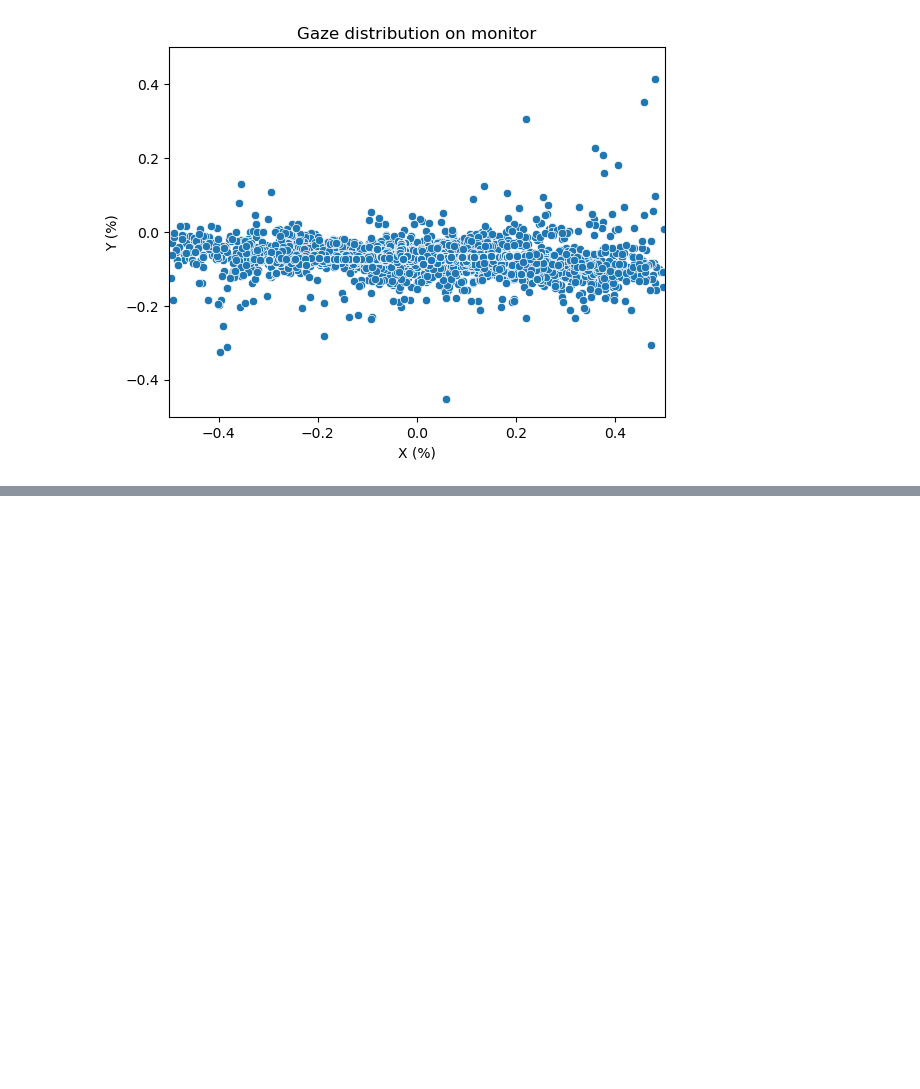
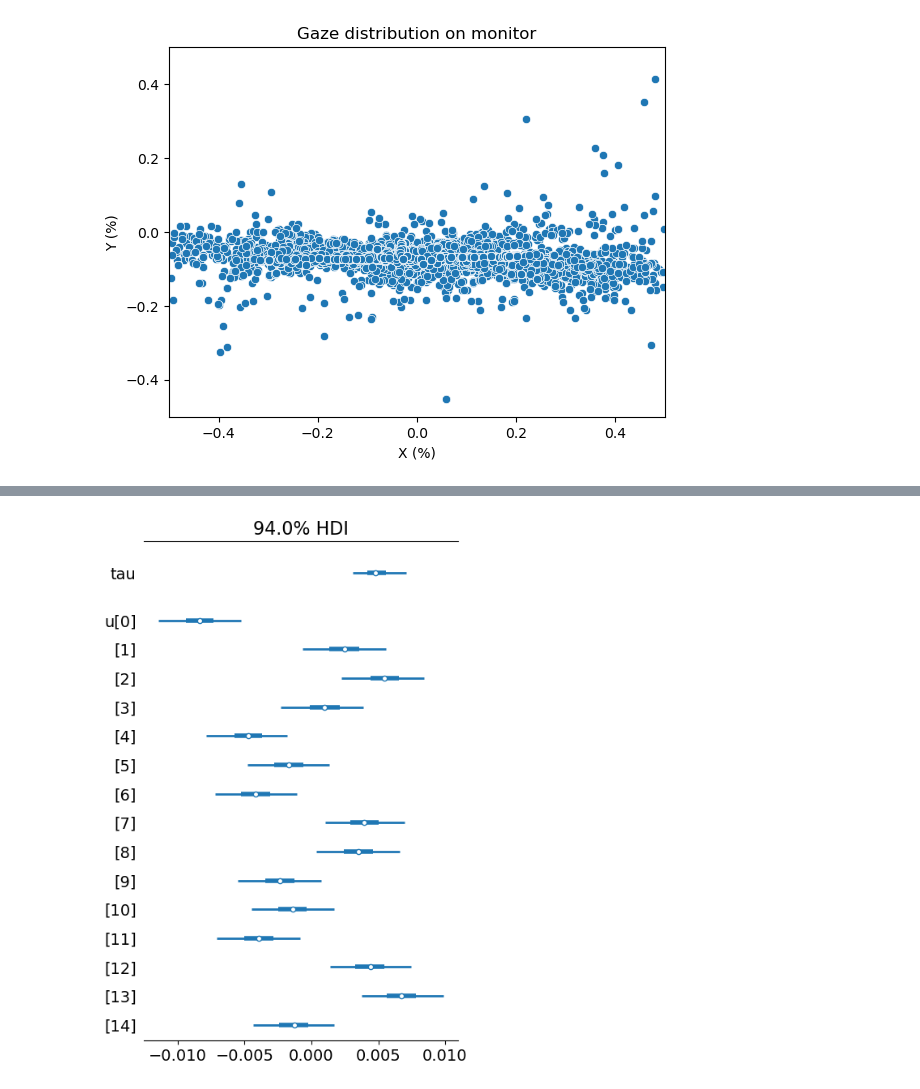
Before and after one commit to jerrymhuang/DreamDrone, a Jupyter notebook: FinalProject/gaze_stan.ipynb, the cells around one changed output, grey strips where cells are left out. Saved outputs shown, nothing was run; the diff lists cells and outputs as text; code cells hidden in the pictures; blank space fills up the shorter version.

```diff
--- a/FinalProject/gaze_stan.ipynb
+++ b/FinalProject/gaze_stan.ipynb
@@ -289,0 +274,12 @@ ax.set_ylim(-0.5, 0.5)
+# %%
+axes = az.plot_forest(
+    gaze_fit,
+    var_names=['u'],
+    filter_vars='like',
+    linewidth=2,
+    combined=True,
+    ridgeplot_overlap=1.5,
+    figsize=(5, 8),
+)
+# %% [output]
+[figure, added]
```
Also changed, not shown: parts of 12 cells of this notebook.
